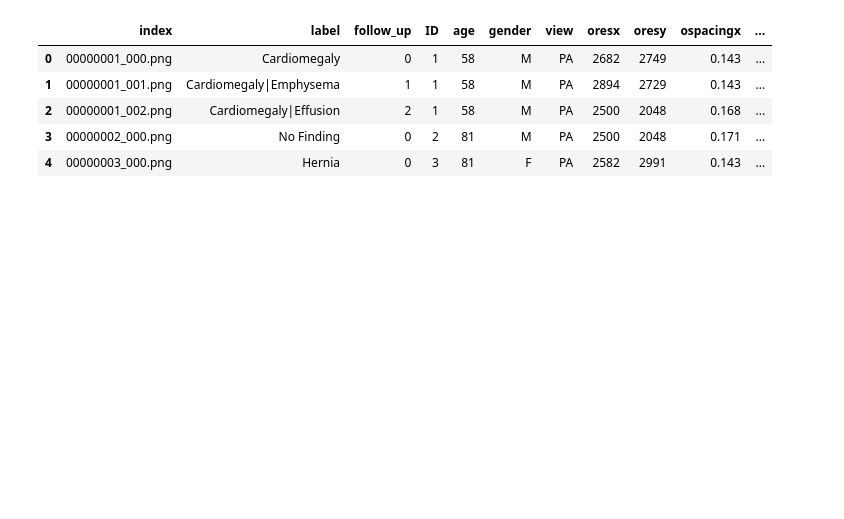
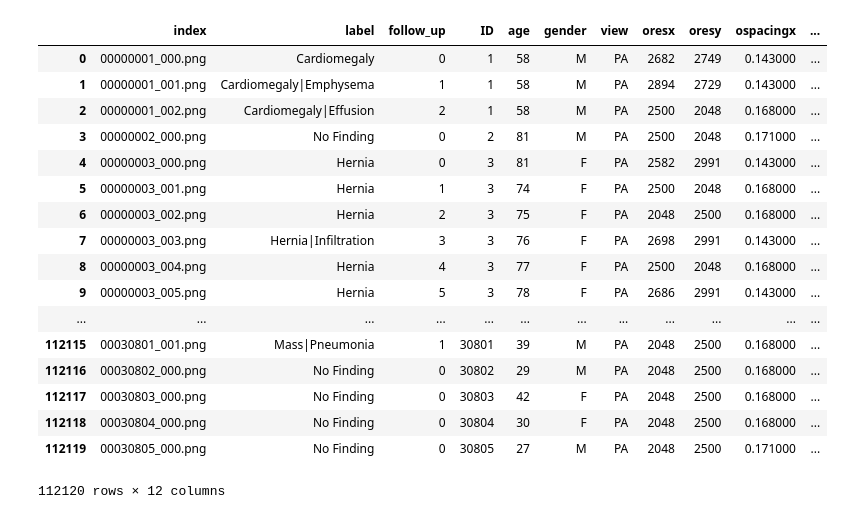
Before and after one commit to abcsFrederick/gan, a Jupyter notebook: scripts/chestxray.ipynb, the cells around one changed output. Saved outputs shown, nothing was run; the diff lists cells and outputs as text; code cells hidden in the pictures; blank space fills up the shorter version.

```diff
--- a/scripts/chestxray.ipynb
+++ b/scripts/chestxray.ipynb
@@ -4,13 +5,25 @@ import pandas as pd
 # %%
 df = pd.read_csv('../lists/Data_Entry_2017.csv')
 # %%
-df.head()
+df
 # %% [output]
 |  | index | label | follow_up | ID | age | gender | view | oresx | oresy | ospacingx | ... |
-| 0 | 00000001_000.png | Cardiomegaly | 0 | 1 | 58 | M | PA | 2682 | 2749 | 0.143 | ... |
-| 1 | 00000001_001.png | Cardiomegaly|Emphysema | 1 | 1 | 58 | M | PA | 2894 | 2729 | 0.143 | ... |
-| 2 | 00000001_002.png | Cardiomegaly|Effusion | 2 | 1 | 58 | M | PA | 2500 | 2048 | 0.168 | ... |
-| 3 | 00000002_000.png | No Finding | 0 | 2 | 81 | M | PA | 2500 | 2048 | 0.171 | ... |
-| 4 | 00000003_000.png | Hernia | 0 | 3 | 81 | F | PA | 2582 | 2991 | 0.143 | ... |
+| 0 | 00000001_000.png | Cardiomegaly | 0 | 1 | 58 | M | PA | 2682 | 2749 | 0.143000 | ... |
+| 1 | 00000001_001.png | Cardiomegaly|Emphysema | 1 | 1 | 58 | M | PA | 2894 | 2729 | 0.143000 | ... |
+| 2 | 00000001_002.png | Cardiomegaly|Effusion | 2 | 1 | 58 | M | PA | 2500 | 2048 | 0.168000 | ... |
+| 3 | 00000002_000.png | No Finding | 0 | 2 | 81 | M | PA | 2500 | 2048 | 0.171000 | ... |
+| 4 | 00000003_000.png | Hernia | 0 | 3 | 81 | F | PA | 2582 | 2991 | 0.143000 | ... |
+| 5 | 00000003_001.png | Hernia | 1 | 3 | 74 | F | PA | 2500 | 2048 | 0.168000 | ... |
+| 6 | 00000003_002.png | Hernia | 2 | 3 | 75 | F | PA | 2048 | 2500 | 0.168000 | ... |
+| 7 | 00000003_003.png | Hernia|Infiltration | 3 | 3 | 76 | F | PA | 2698 | 2991 | 0.143000 | ... |
+| 8 | 00000003_004.png | Hernia | 4 | 3 | 77 | F | PA | 2500 | 2048 | 0.168000 | ... |
+| 9 | 00000003_005.png | Hernia | 5 | 3 | 78 | F | PA | 2686 | 2991 | 0.143000 | ... |
+| ... | ... | ... | ... | ... | ... | ... | ... | ... | ... | ... | ... |
+| 112115 | 00030801_001.png | Mass|Pneumonia | 1 | 30801 | 39 | M | PA | 2048 | 2500 | 0.168000 | ... |
+| 112116 | 00030802_000.png | No Finding | 0 | 30802 | 29 | M | PA | 2048 | 2500 | 0.168000 | ... |
+| 112117 | 00030803_000.png | No Finding | 0 | 30803 | 42 | F | PA | 2048 | 2500 | 0.168000 | ... |
+| 112118 | 00030804_000.png | No Finding | 0 | 30804 | 30 | F | PA | 2048 | 2500 | 0.168000 | ... |
+| 112119 | 00030805_000.png | No Finding | 0 | 30805 | 27 | M | PA | 2048 | 2500 | 0.171000 | ... |
+112120 rows × 12 columns
 # %%
 df.groupby('label').count().sort_values(by='index', ascending=False)
```
Also changed, not shown: parts of 10 cells of this notebook, 3 other files.
